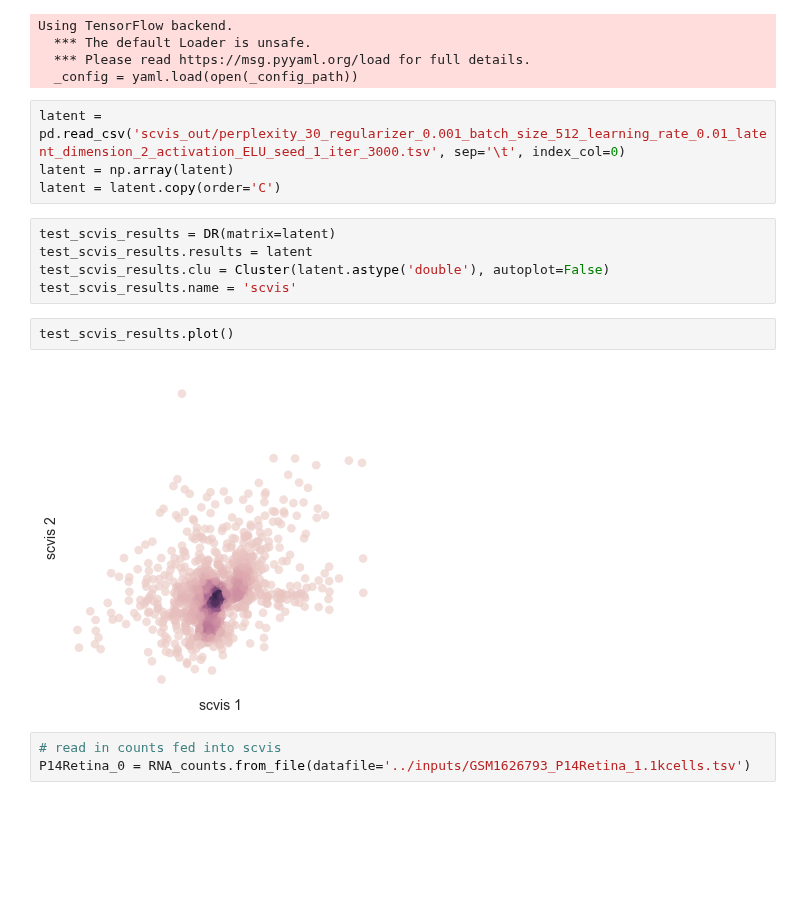
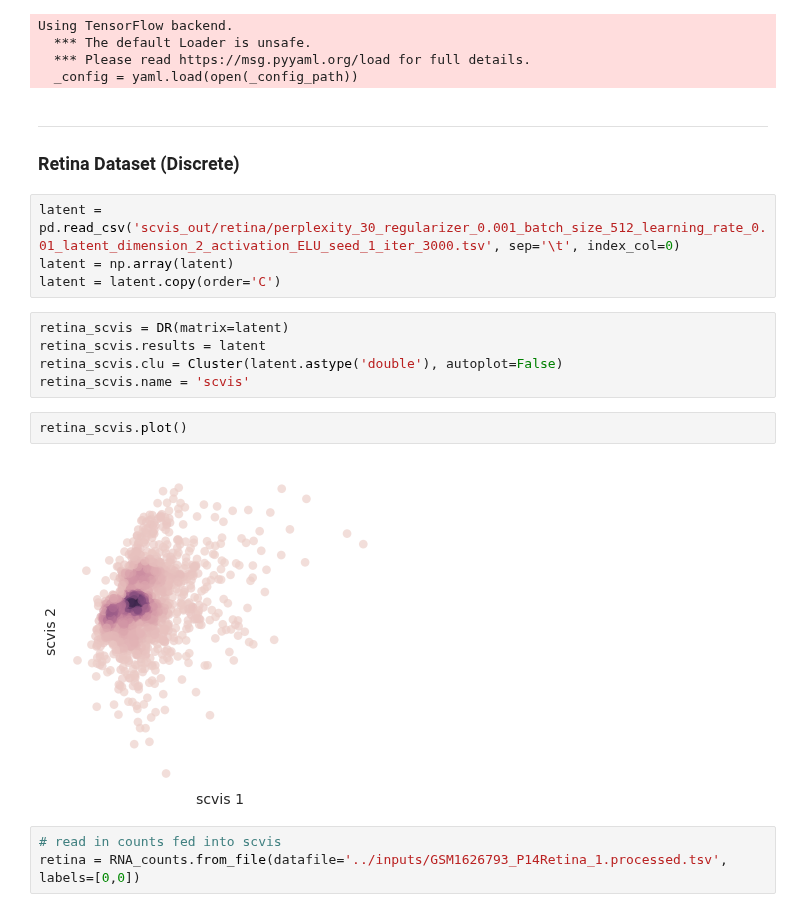
Before and after one commit to codyheiser/furry-couscous, a Jupyter notebook: dev/scvis_testing.ipynb, the cells around one changed output. Cells and saved outputs as stored; diff of their text form; blank space fills up the shorter version.

Commit message:
compiling results to final evaluation

```diff
--- a/dev/scvis_testing.ipynb
+++ b/dev/scvis_testing.ipynb
@@ -10,21 +10,24 @@ Using TensorFlow backend.
   *** The default Loader is unsafe.
   *** Please read https://msg.pyyaml.org/load for full details.
   _config = yaml.load(open(_config_path))
+# %% [markdown]
+---
+### Retina Dataset (Discrete)
 # %%
-latent = pd.read_csv('scvis_out/perplexity_30_regularizer_0.001_batch_size_512_learning_rate_0.01_latent_dimension_2_activation_ELU_seed_1_iter_3000.tsv', sep='\t', index_col=0)
+latent = pd.read_csv('scvis_out/retina/perplexity_30_regularizer_0.001_batch_size_512_learning_rate_0.01_latent_dimension_2_activation_ELU_seed_1_iter_3000.tsv', sep='\t', index_col=0)
 latent = np.array(latent)
 latent = latent.copy(order='C')
 # %%
-test_scvis_results = DR(matrix=latent)
-test_scvis_results.results = latent
-test_scvis_results.clu = Cluster(latent.astype('double'), autoplot=False)
-test_scvis_results.name = 'scvis'
+retina_scvis = DR(matrix=latent)
+retina_scvis.results = latent
+retina_scvis.clu = Cluster(latent.astype('double'), autoplot=False)
+retina_scvis.name = 'scvis'
 # %%
-test_scvis_results.plot()
+retina_scvis.plot()
 # %% [output]
-[figure, old version]
+[figure, new version]
 # %%
 # read in counts fed into scvis
-P14Retina_0 = RNA_counts.from_file(datafile='../inputs/GSM1626793_P14Retina_1.1kcells.tsv')
+retina = RNA_counts.from_file(datafile='../inputs/GSM1626793_P14Retina_1.processed.tsv', labels=[0,0])
 # %%
 %%time
```
Also changed, not shown: parts of 9 cells of this notebook, 31 other files.
